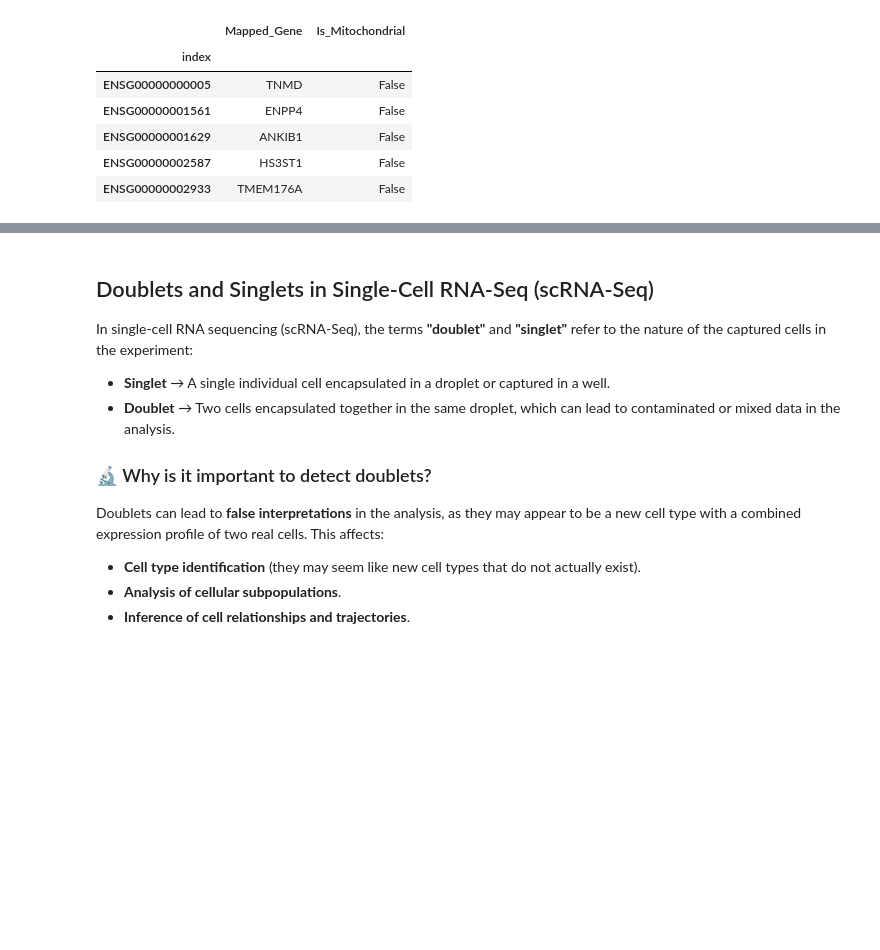
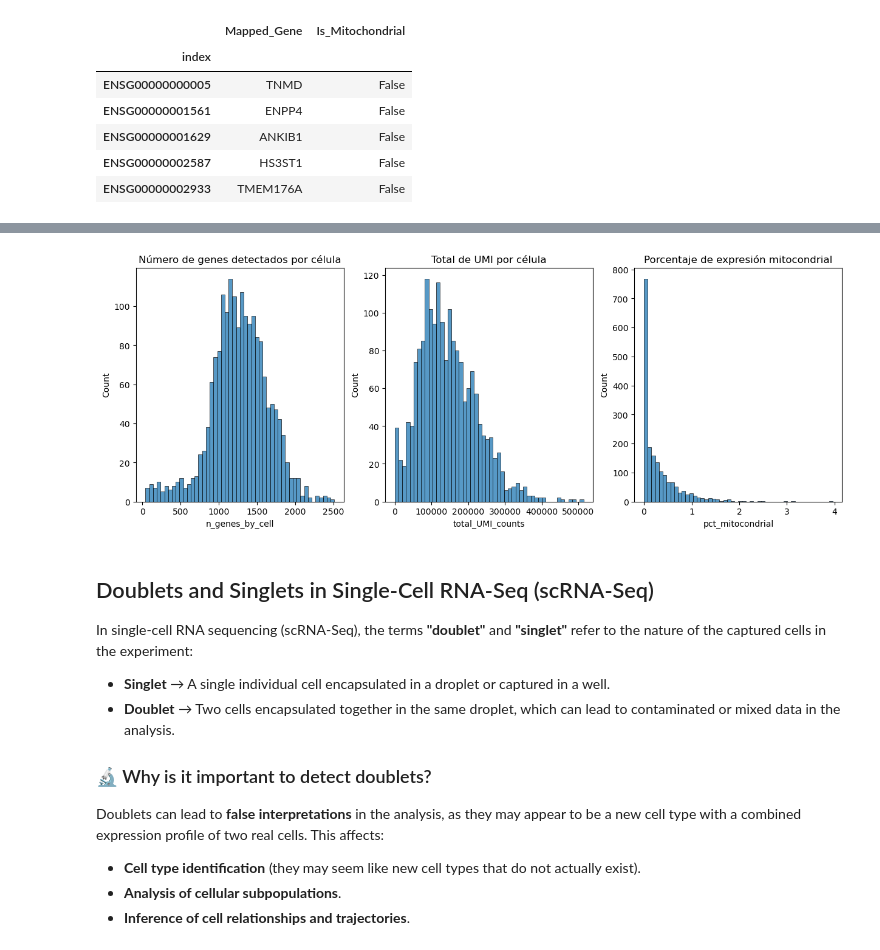
Before and after one commit to henrysaenz/eda_rna, a Jupyter notebook: _sources/raw_data.ipynb, the cells around one changed output, grey strips where cells are left out. Drawn from its saved outputs; the diff is of its cells as text; code cells hidden in the pictures; blank space fills up the shorter version.

```diff
--- a/_sources/raw_data.ipynb
+++ b/_sources/raw_data.ipynb
@@ -238,3 +253,0 @@ Input sequence provided is already in string format. No operation performed
-# %%
-for gene in gene_info:
-    print(gene.get("query"), "->", gene.get("symbol"))
@@ -401,19 +320,3 @@ adata_glioblastoma_raw.var[["Mapped_Gene", "Is_Mitochondrial"]].head()
 | ENSG00000001629 | ANKIB1 | False |
 | ENSG00000002587 | HS3ST1 | False |
 | ENSG00000002933 | TMEM176A | False |
-# %%
-# Ensure all values in "Mapped_Gene" are strings and replace NaN with an empty string
-adata_glioblastoma_raw.var["Mapped_Gene"] = adata_glioblastoma_raw.var["Mapped_Gene"].astype(str).fillna("")
-
-# Convert mitochondrial genes list to a lowercase set for fast lookup
-mitochondrial_genes_set = {gene.lower() for gene in mitochondrial_genes}
-
-# Ensure Mapped_Gene is also lowercase for comparison
-adata_glioblastoma_raw.var["Is_Mitochondrial"] = adata_glioblastoma_raw.var["Mapped_Gene"].str.lower().isin(mitochondrial_genes_set)
-
-# Debugging: Print a few mapped genes to check if mitochondrial ones are detected
-print(adata_glioblastoma_raw.var.loc[adata_glioblastoma_raw.var["Is_Mitochondrial"], "Mapped_Gene"])
-
-# Count the number of mitochondrial genes
-mito_count = adata_glioblastoma_raw.var["Is_Mitochondrial"].sum()
-print(f"Number of mitochondrial genes: {mito_count}")
@@ -422,0 +323,8 @@ Number of mitochondrial genes: 0
+# %%
+# Calcular la suma de UMIs en genes mitocondriales por célula
+adata_glioblastoma_raw.obs["mito_UMI_counts"] = adata_glioblastoma_raw[:, adata_glioblastoma_raw.var["Is_Mitochondrial"]].X.sum(axis=1)
+# %%
+# Calcular el porcentaje de expresión mitocondrial
+adata_glioblastoma_raw.obs["pct_mitocondrial"] = (
+    adata_glioblastoma_raw.obs["mito_UMI_counts"] / adata_glioblastoma_raw.obs["total_UMI_counts"]
+) * 100
@@ -423,3 +355,18 @@ Number of mitochondrial genes: 0
+# %%
+fig, axes = plt.subplots(1, 3, figsize=(15, 5))
+
+sns.histplot(adata_glioblastoma_raw.obs["n_genes_by_cell"], bins=50, ax=axes[0])
+axes[0].set_title("Número de genes detectados por célula")
+
+sns.histplot(adata_glioblastoma_raw.obs["total_UMI_counts"], bins=50, ax=axes[1])
+axes[1].set_title("Total de UMI por célula")
+
+sns.histplot(adata_glioblastoma_raw.obs["pct_mitocondrial"], bins=50, ax=axes[2])
+axes[2].set_title("Porcentaje de expresión mitocondrial")
+
+plt.show()
+# %% [output]
+[figure, added]
 # %% [markdown]
 ## Doublets and Singlets in Single-Cell RNA-Seq (scRNA-Seq)
 
```
Also changed, not shown: parts of 19 cells of this notebook, 3 other files.
